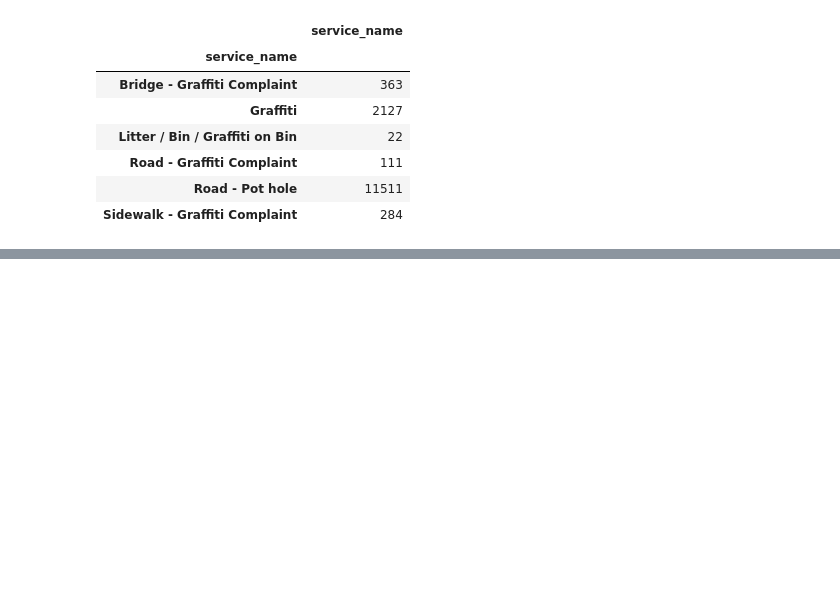
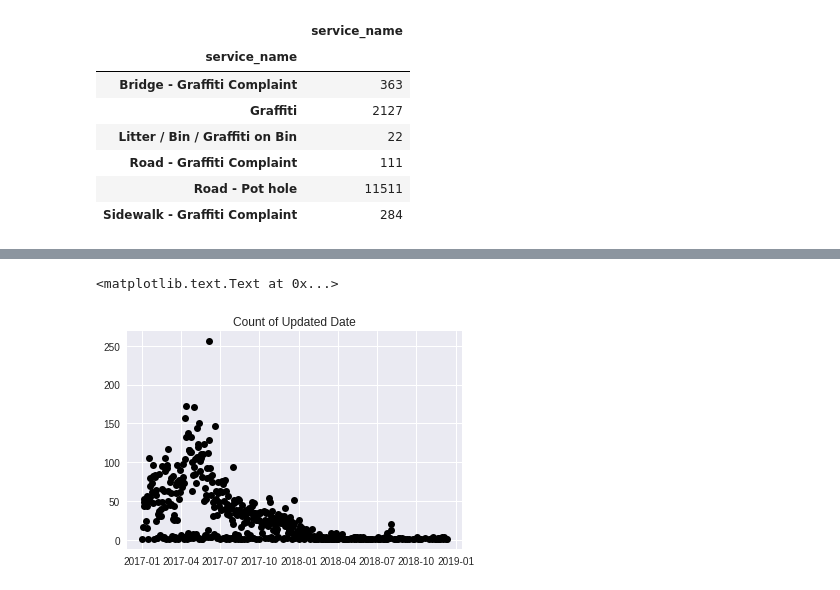
Before and after one commit to zoubinirani/311-service-request, a Jupyter notebook: draftNotebook.ipynb, the cells around one changed output, grey strips where cells are left out. Saved outputs shown, nothing was run; the diff lists cells and outputs as text; code cells hidden in the pictures; blank space fills up the shorter version.

```diff
--- a/draftNotebook.ipynb
+++ b/draftNotebook.ipynb
@@ -115,0 +112,9 @@ array(['Graffiti', 'Road - Pot hole', 'Road - Graffiti Complaint',
+# %%
+#Count of Updated Date
+updatedDate = pd.DataFrame(requestsDataFrame.groupby(['updated_datetime'])['updated_datetime'].count())
+fig, ax = plt.subplots()
+ax.plot(updatedDate['updated_datetime'].index, updatedDate['updated_datetime'].values,'o', color='black')
+ax.set_title('Count of Updated Date')
+# %% [output]
+<matplotlib.text.Text at 0x...>
+[figure, added]
```
Also changed, not shown: parts of 11 cells of this notebook.
